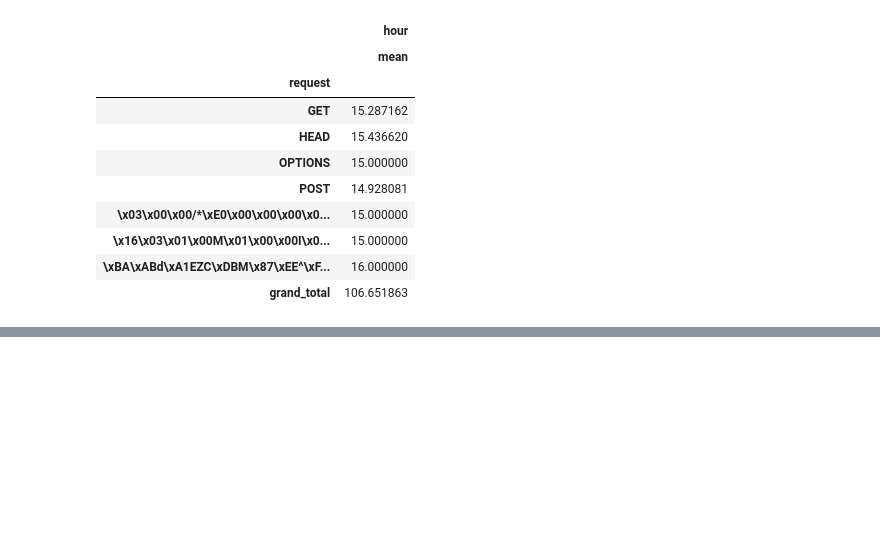
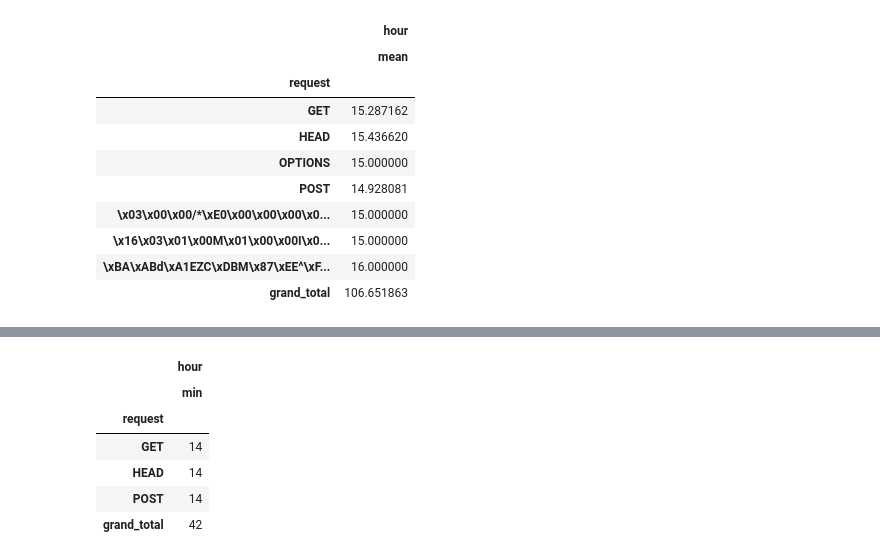
Before and after one commit to rabbaninew/weblog, a Jupyter notebook: weblog_update.ipynb, the cells around one changed output, grey strips where cells are left out. Saved outputs shown, nothing was run; the diff lists cells and outputs as text; code cells hidden in the pictures; blank space fills up the shorter version.

```diff
--- a/weblog_update.ipynb
+++ b/weblog_update.ipynb
@@ -240,0 +462,10 @@ data.groupby(["request"]).agg({'hour': ['mean']}).stb.subtotal()
+# %%
+(data.groupby(["request"]).agg({'hour': ['min']}).stb.subtotal())
+# %% [output]
+|  | hour |
+|  | min |
+| request |  |
+| GET | 14 |
+| HEAD | 14 |
+| POST | 14 |
+| grand_total | 42 |
```
Also changed, not shown: parts of 37 cells of this notebook.
